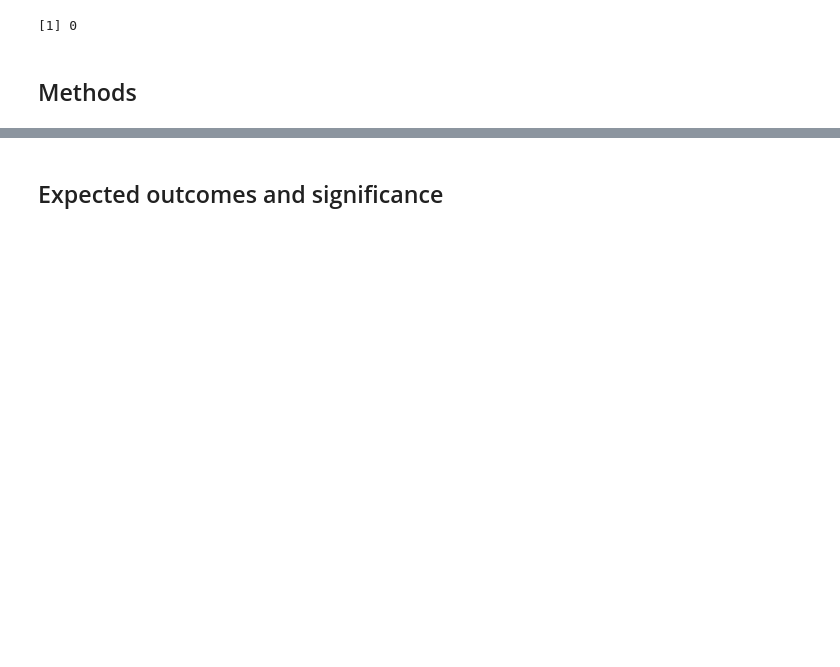
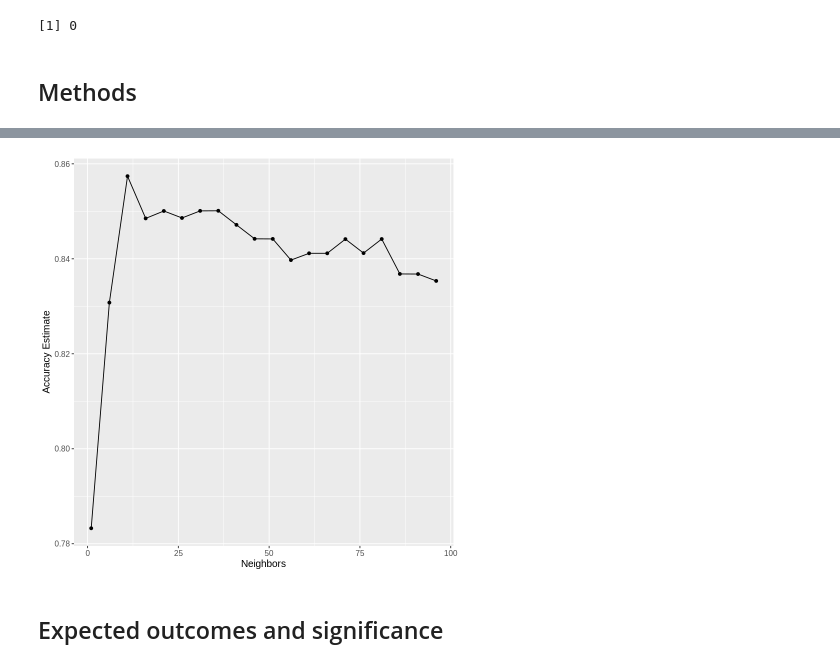
Before and after one commit to jlee0714/DSCI-Project, a Jupyter notebook: Proposal.ipynb, the cells around one changed output, grey strips where cells are left out. Cells and saved outputs as stored; diff of their text form; code cells hidden in the pictures; blank space fills up the shorter version.

```diff
--- a/Proposal.ipynb
+++ b/Proposal.ipynb
@@ -69,0 +107,24 @@ After exploring the data, selecting the predictors we wanted to build the model,
+# %%
+raisin_recipe <- recipe(Class ~ MajorAxisLength + Eccentricity, data = raisin_train) |>
+  step_scale(all_predictors()) |>
+  step_center(all_predictors())
+
+cancer_vfold <- vfold_cv(raisin_train, v = 5, strata = Class)
+
+knn_spec <- nearest_neighbor(weight_func = "rectangular",
+                             neighbors = tune()) |>
+  set_engine("kknn") |>
+  set_mode("classification")
+
+k_vals <- tibble(neighbors = seq(from = 1, to = 100, by = 5))
+
+knn_results <- workflow() |>
+  add_recipe(raisin_recipe) |>
+  add_model(knn_spec) |>
+  tune_grid(resamples = cancer_vfold, grid = k_vals) |>
+  collect_metrics()
+
+accuracies <- knn_results |>
+  filter(.metric == "accuracy")
+
+accuracies
@@ -70,2 +151,12 @@ After exploring the data, selecting the predictors we wanted to build the model,
+# %%
+accuracy_vs_k <- ggplot(accuracies, aes(x = neighbors, y = mean)) +
+  geom_point() +
+  geom_line() +
+  labs(x = "Neighbors", y = "Accuracy Estimate") +
+  theme(text = element_text(size = 12))
+
+accuracy_vs_k
+# %% [output]
+[figure, added]
 # %% [markdown]
 ## Expected outcomes and significance
```
Also changed, not shown: parts of 6 cells of this notebook.
